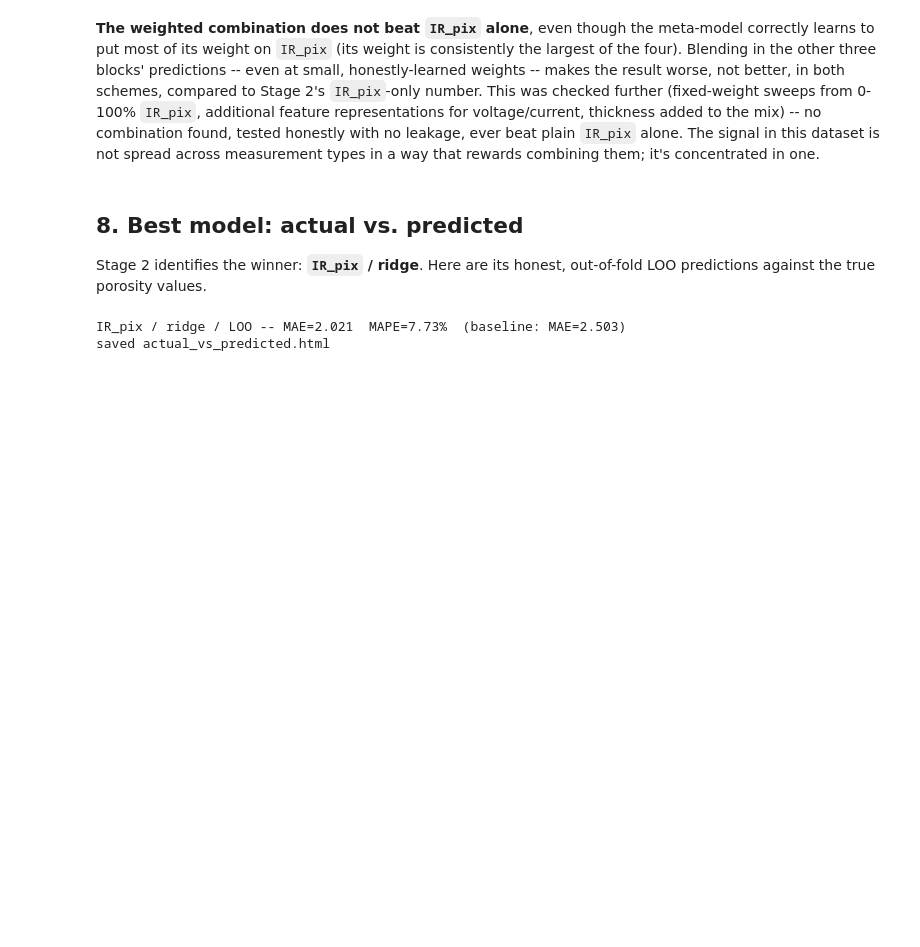
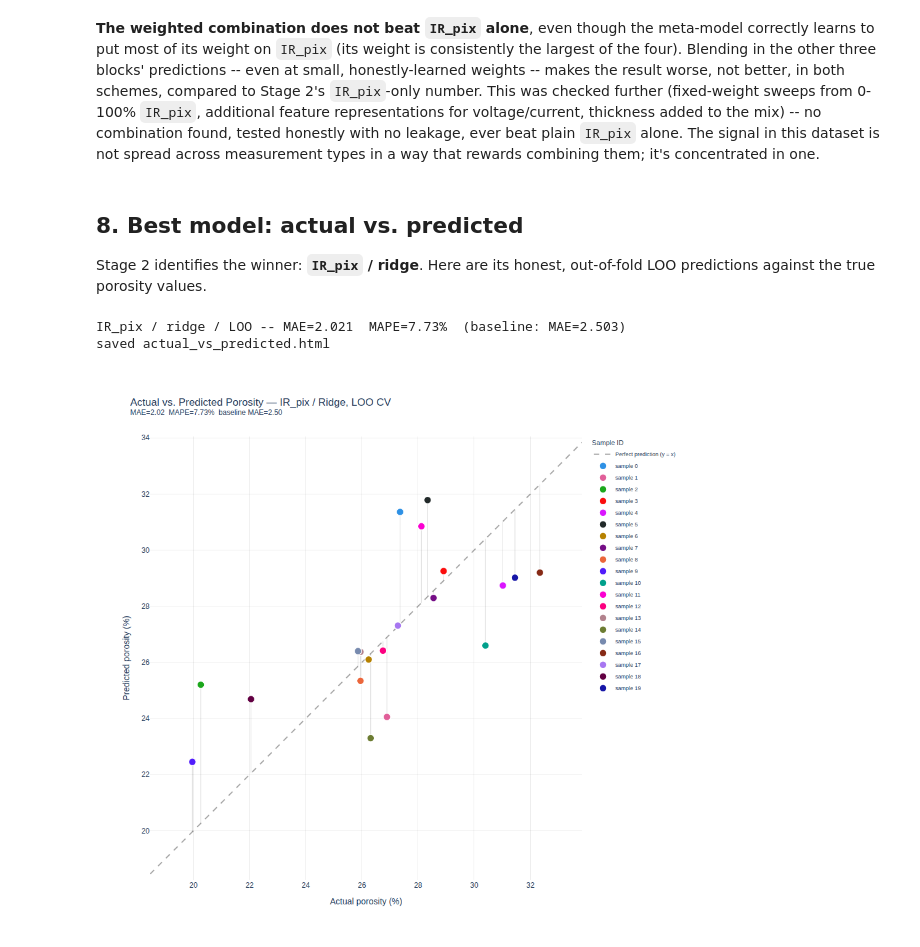
Before and after one commit to Ramandeep72/Machine-Learning-Projects, a Jupyter notebook: porosity-feasibility/porosity_pipeline.ipynb, the cells around one changed output. Drawn from its saved outputs; the diff is of its cells as text; code cells hidden in the pictures; blank space fills up the shorter version.

```diff
--- a/porosity-feasibility/porosity_pipeline.ipynb
+++ b/porosity-feasibility/porosity_pipeline.ipynb
@@ -393,30 +428,32 @@ lo, hi = min(y.min(), best_preds.min()) - 1.5, max(y.max(), best_preds.max()) +
 fig_avp = go.Figure()
 fig_avp.add_trace(go.Scatter(x=[lo, hi], y=[lo, hi], mode="lines",
                               line=dict(color="rgba(0,0,0,0.35)", width=2, dash="dash"),
                               name="Perfect prediction (y = x)", hoverinfo="skip"))
 for i in range(len(sample_ids)):
     fig_avp.add_trace(go.Scatter(x=[y[i], y[i]], y=[y[i], best_preds[i]], mode="lines",
                                   line=dict(color="rgba(0,0,0,0.15)", width=1),
                                   showlegend=False, hoverinfo="skip"))
 for i in range(len(sample_ids)):
     fig_avp.add_trace(go.Scatter(
         x=[y[i]], y=[best_preds[i]], mode="markers",
         marker=dict(size=12, color=sample_color(i), line=dict(color="white", width=1.5)),
         name=f"sample {int(sample_ids[i])}",
         hovertemplate=f"sample {int(sample_ids[i])}<br>actual: %{{x:.2f}}<br>predicted: %{{y:.2f}}<br>"
                        f"abs. error: {resid[i]:.2f}<extra></extra>",
     ))
 fig_avp.update_xaxes(title_text="Actual porosity (%)", range=[lo, hi], showgrid=True, gridcolor="rgba(0,0,0,0.08)")
 fig_avp.update_yaxes(title_text="Predicted porosity (%)", range=[lo, hi], showgrid=True, gridcolor="rgba(0,0,0,0.08)")
 fig_avp.update_layout(
     title=f"Actual vs. Predicted Porosity — IR_pix / Ridge, LOO CV<br>"
           f"<sup>MAE={best_mae:.2f}  MAPE={best_mape:.2f}%  baseline MAE={baseline_results['loo'][0]:.2f}</sup>",
     width=950, height=900, plot_bgcolor="white", paper_bgcolor="white",
     legend=dict(title="Sample ID", x=1.02, y=1, font=dict(size=9)), margin=dict(r=160),
 )
 fig_avp.update_yaxes(scaleanchor="x", scaleratio=1)
 fig_avp.write_html("actual_vs_predicted.html", include_plotlyjs=True)
 print("saved actual_vs_predicted.html")
+show_figure_as_image("actual_vs_predicted.html")
 # %% [output]
 IR_pix / ridge / LOO -- MAE=2.021  MAPE=7.73%  (baseline: MAE=2.503)
 saved actual_vs_predicted.html
+[figure, added]
```
Also changed, not shown: parts of 11 cells of this notebook, 4 other files.
